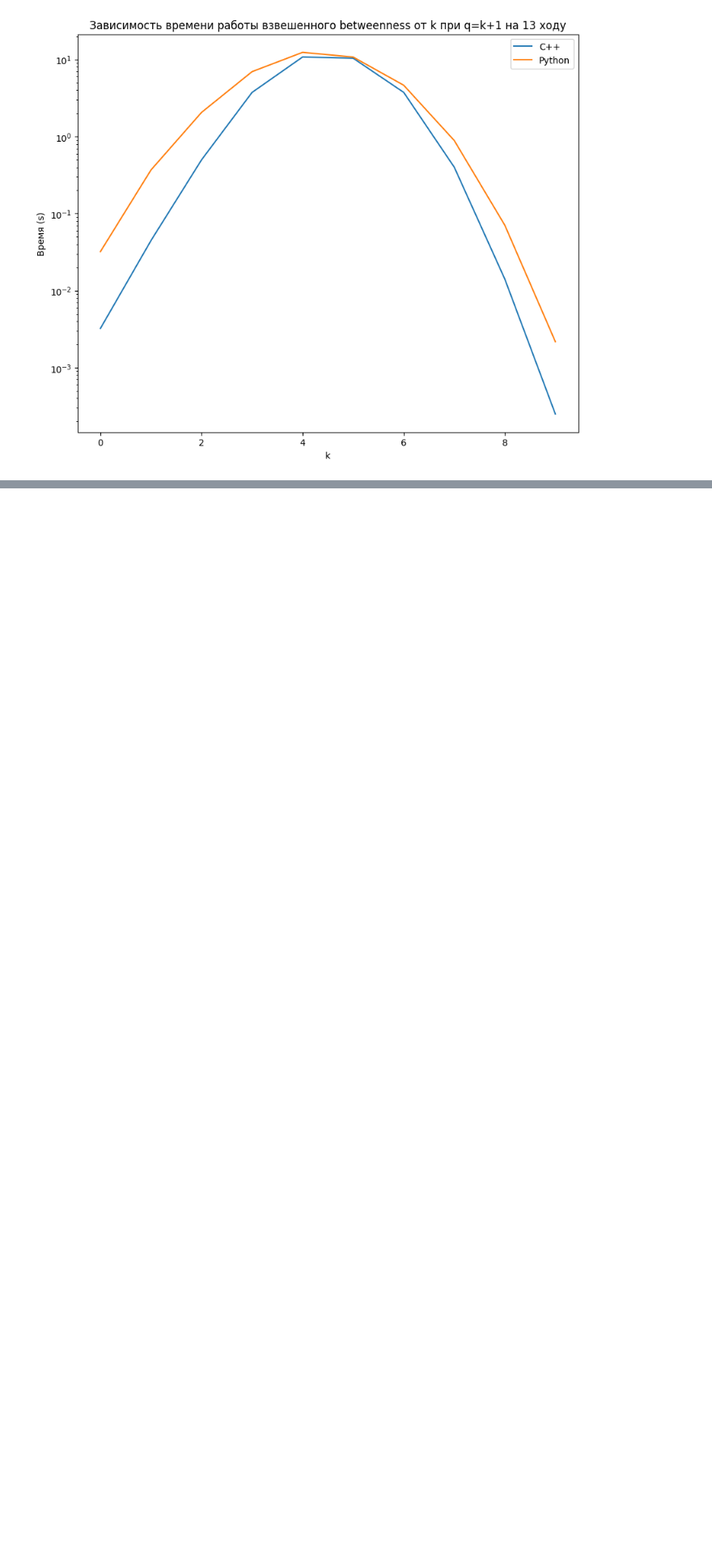
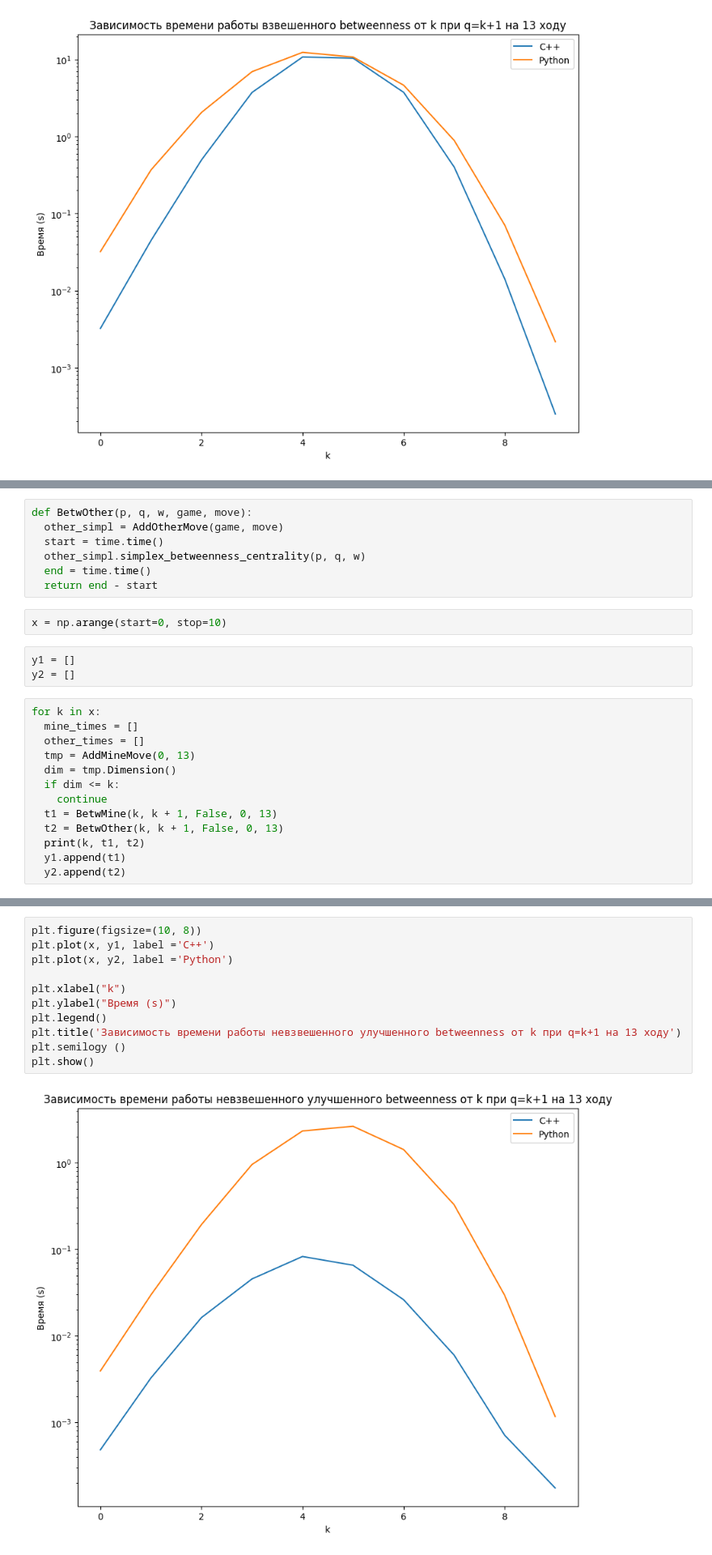
Before and after one commit to mostony/SimplicialExtended, a Jupyter notebook: datasets/chess_games/chess_every_move.ipynb, the cells around one changed output, grey strips where cells are left out. Shown at 81% size. Saved outputs shown, nothing was run; the diff lists cells and outputs as text; blank space fills up the shorter version.

Commit message:
better algo for betweenness and test

```diff
--- a/datasets/chess_games/chess_every_move.ipynb
+++ b/datasets/chess_games/chess_every_move.ipynb
@@ -388,0 +403,25 @@ plt.show()
+# %%
+def BetwOther(p, q, w, game, move):
+  other_simpl = AddOtherMove(game, move)
+  start = time.time()
+  other_simpl.simplex_betweenness_centrality(p, q, w)
+  end = time.time()
+  return end - start
+# %%
+x = np.arange(start=0, stop=10)
+# %%
+y1 = []
+y2 = []
+# %%
+for k in x:
+  mine_times = []
+  other_times = []
+  tmp = AddMineMove(0, 13)
+  dim = tmp.Dimension()
+  if dim <= k:
+    continue
+  t1 = BetwMine(k, k + 1, False, 0, 13)
+  t2 = BetwOther(k, k + 1, False, 0, 13)
+  print(k, t1, t2)
+  y1.append(t1)
+  y2.append(t2)
@@ -388,0 +439,13 @@ plt.show()
+# %%
+plt.figure(figsize=(10, 8))
+plt.plot(x, y1, label ='C++')
+plt.plot(x, y2, label ='Python')
+
+plt.xlabel("k")
+plt.ylabel("Время (s)")
+plt.legend()
+plt.title('Зависимость времени работы невзвешенного улучшенного betweenness от k при q=k+1 на 13 ходу')
+plt.semilogy ()
+plt.show()
+# %% [output]
+[figure, added]
```
Also changed, not shown: parts of 7 cells of this notebook, 1 other file.
